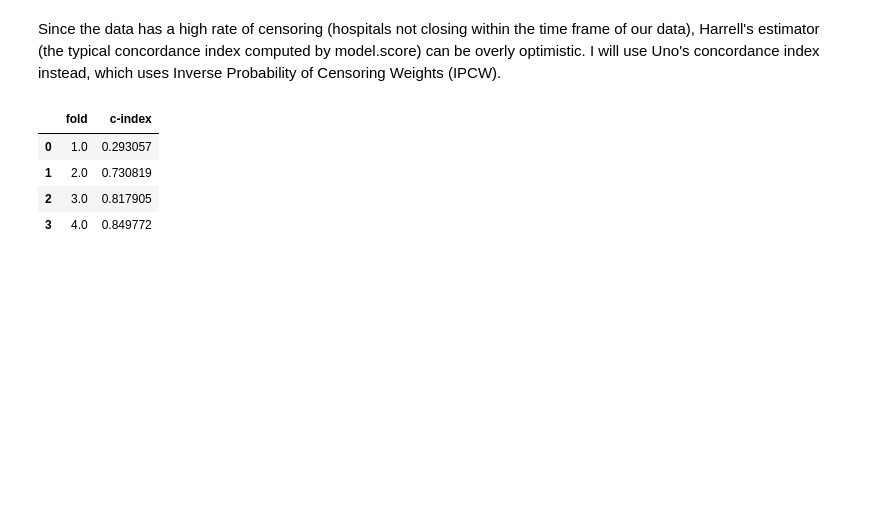
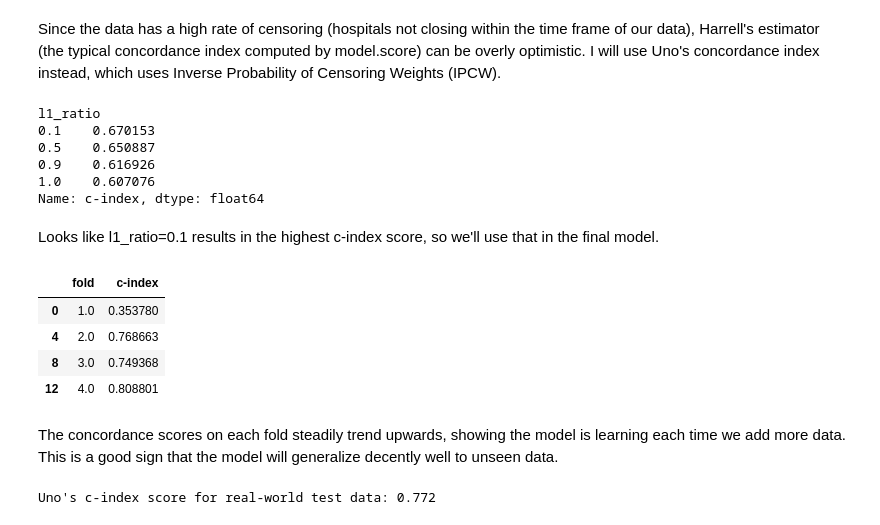
Before and after one commit to aezell314/Predicting_Hospital_Closures, a Jupyter notebook: notebooks/Modeling Hospital Closures.ipynb, the cells around one changed output. Cells and saved outputs as stored; diff of their text form; code cells hidden in the pictures; blank space fills up the shorter version.

```diff
--- a/Modeling Hospital Closures.ipynb
+++ b/notebooks/Modeling Hospital Closures.ipynb
@@ -421,10 +443,13 @@ k = 4
 tscv = TimeSeriesSplit(n_splits=k)
 
 # Initialize a dataframe to store model evaluation metrics
-model_evaluation_results = pd.DataFrame(columns=['fold', 'c-index'])
+model_evaluation_results = pd.DataFrame(columns=['fold', 'l1_ratio', 'c-index'])
 
 # Define feature columns
 feature_cols = [col for col in test.columns if col not in ['CCN','Closure Proximity','Status','Time','Year']]
+
+# Define the l1_ratio values to test
+l1_ratios_to_test = [0.1, 0.5, 0.9, 1.0]
 
 # The split() method generates indices for train/val sets
 for fold, (train_index, val_index) in enumerate(tscv.split(test)):
@@ -442,35 +467,55 @@ for fold, (train_index, val_index) in enumerate(tscv.split(test)):
 
     # Preprocessing: Fit and transform the train set
     X_train_transformed = pipe.fit_transform(X_train)
-
     # Preprocessing: Transform the validation set
     X_val_transformed = pipe.transform(X_val)
 
-    # Fit penalized Cox model
-    # Using a CoxnetSurvivalAnalysis over a CoxPHSurvivalAnalysis model since it deals with correlated features and regularization better
-    model = CoxnetSurvivalAnalysis(l1_ratio=0.9, fit_baseline_model=True).fit(X_train_transformed, y_train)
+    # Iterate over multiple values of l1_ratio
+    for ratio in l1_ratios_to_test:
 
-    # Generate predictions on the validation set and score
-    y_pred = model.predict(X_val_transformed)
+        # Fit penalized Cox model
+        # Bumping up the alpha_min_ratio a bit from the default of 0.01 so that we limit the number of features more aggressively
+        model = CoxnetSurvivalAnalysis(l1_ratio=ratio, fit_baseline_model=True, alpha_min_ratio=0.015).fit(X_train_transformed, y_train)
 
-    cindex_ipcw = concordance_index_ipcw(
-    survival_train=y_train,
-    survival_test=y_val,
-    estimate=y_pred
-    )
+        # Generate predictions on the validation set and score
+        y_pred = model.predict(X_val_transformed)
 
-    # Append 1 row per fold
-    model_evaluation_results.loc[len(model_evaluation_results)] = [fold + 1, cindex_ipcw[0]]
+        # Hospitals in the validation data can't survive beyond the longest observed time in the training data, otherwise censoring probability drops to 0.0
+        # Truncating validation times to max observed time in the training data
+        max_train_time = train_set['Time'].max()
+        y_val = Surv.from_arrays(val_set['Status'], np.minimum(val_set['Time'], max_train_time-1e-5))
+
+        cindex_ipcw = concordance_index_ipcw(
+            survival_train=y_train,
+            survival_test=y_val,
+            estimate=y_pred
+        )
+
+        # Append 1 row per combination of fold and l1_ratio
+        model_evaluation_results.loc[len(model_evaluation_results)] = [fold + 1, ratio, cindex_ipcw[0]]
 # %% [markdown]
 Since the data has a high rate of censoring (hospitals not closing within the time frame of our data), Harrell's estimator (the typical concordance index computed by model.score) can be overly optimistic. I will use Uno's concordance index instead, which uses Inverse Probability of Censoring Weights (IPCW).
 # %%
-model_evaluation_results
+model_evaluation_results.groupby('l1_ratio')['c-index'].mean()
 # %% [output]
-|  | fold | c-index |
-| 0 | 1.0 | 0.293057 |
-| 1 | 2.0 | 0.730819 |
-| 2 | 3.0 | 0.817905 |
-| 3 | 4.0 | 0.849772 |
+l1_ratio
+0.1    0.670153
+0.5    0.650887
+0.9    0.616926
+1.0    0.607076
+Name: c-index, dtype: float64
+# %% [markdown]
+Looks like l1_ratio=0.1 results in the highest c-index score, so we'll use that in the final model.
+# %%
+model_evaluation_results[model_evaluation_results['l1_ratio']==0.1][['fold','c-index']]
+# %% [output]
+|  | fold | c-index |
+| 0 | 1.0 | 0.353780 |
+| 4 | 2.0 | 0.768663 |
+| 8 | 3.0 | 0.749368 |
+| 12 | 4.0 | 0.808801 |
+# %% [markdown]
+The concordance scores on each fold steadily trend upwards, showing the model is learning each time we add more data. This is a good sign that the model will generalize decently well to unseen data.
 # %%
 # Re-fit the model on all training data and evaluate on test data
 cutoff = 2022
@@ -515,3 +555,17 @@ y_pred = model.predict(X_test_transformed, alpha=selected_alpha)
+# %%
+# Hospitals in the validation data can't survive beyond the longest observed time in the training data, otherwise censoring probability drops to 0.0
+# Truncating validation times to max observed time in the training data
+max_train_time = train['Time'].max()
+y_test = Surv.from_arrays(test['Status'], np.minimum(test['Time'], max_train_time-1e-5))
+
+cindex_ipcw = concordance_index_ipcw(
+            survival_train=y_train,
+            survival_test=y_test,
+            estimate=y_pred
+        )
+print(f"Uno's c-index score for real-world test data: {round(cindex_ipcw[0],3)}")
+# %% [output]
+Uno's c-index score for real-world test data: 0.772
 # %%
 # Predict the survival function for the test data
 # Survival function changes dynamically over time, providing the exact chronological probability of hospital closure up to a given year
```
Also changed, not shown: parts of 21 cells of this notebook, 7 other files.
